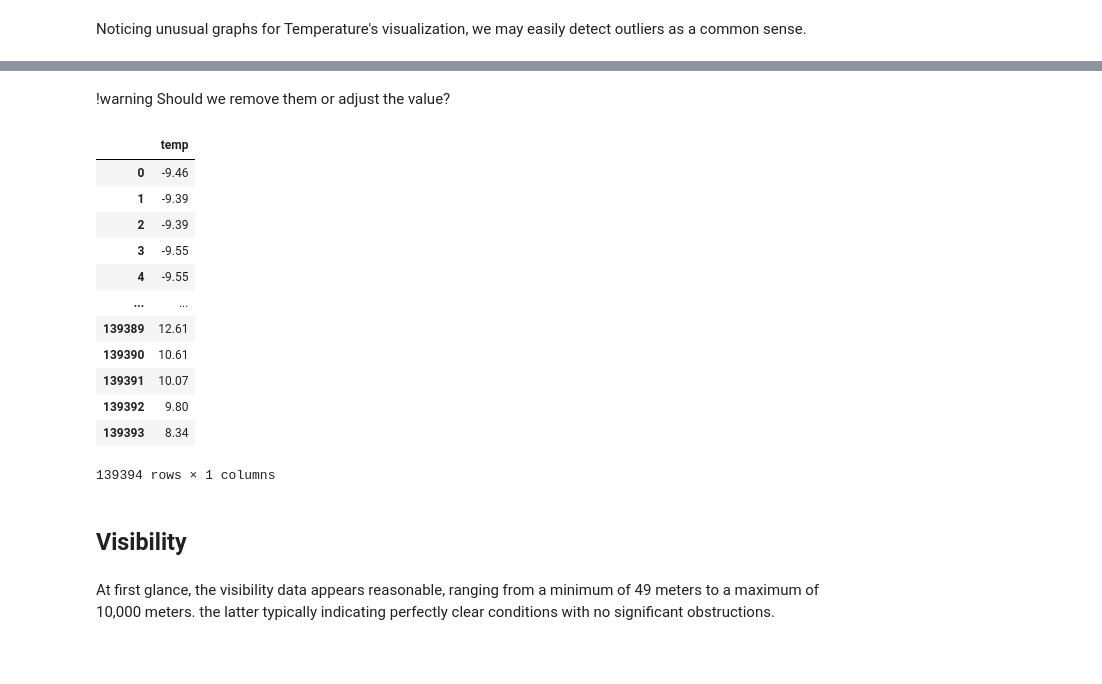
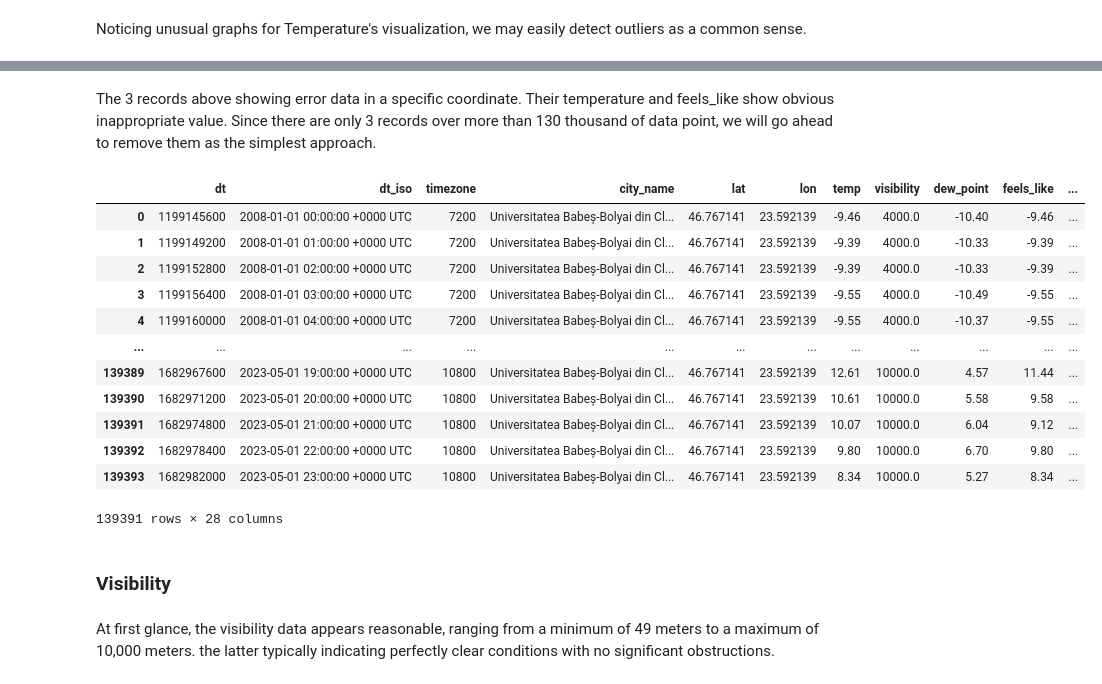
Before and after one commit to annvnt/tum-pads-weatherforcasting, a Jupyter notebook: main.ipynb, the cells around one changed output, grey strips where cells are left out. Drawn from its saved outputs; the diff is of its cells as text; code cells hidden in the pictures; blank space fills up the shorter version.

```diff
--- a/main.ipynb
+++ b/main.ipynb
@@ -134,4 +439,4 @@ df['temp'].min(), df['temp'].max()
 # %%
 # physically unrealistic cutoff
-outliers = df[df['temp'] < -100]
+outliers = df[(df['temp'] < -100) | (df['feels_like'] < -100)]
 outliers
@@ -138,23 +449,24 @@ outliers
-# %% [markdown]
-!warning Should we remove them or adjust the value?
+# %% [markdown]
+The 3 records above showing error data in a specific coordinate. Their temperature and feels_like show obvious inappropriate value. Since there are only 3 records over more than 130 thousand of data point, we will go ahead to remove them as the simplest approach.
 # %%
-cleaned_df[['temp']] # what should we do?
+cleaned_df = df.drop(outliers.index).copy()
+cleaned_df
 # %% [output]
-|  | temp |
-| 0 | -9.46 |
-| 1 | -9.39 |
-| 2 | -9.39 |
-| 3 | -9.55 |
-| 4 | -9.55 |
-| ... | ... |
-| 139389 | 12.61 |
-| 139390 | 10.61 |
-| 139391 | 10.07 |
-| 139392 | 9.80 |
-| 139393 | 8.34 |
+|  | dt | dt_iso | timezone | city_name | lat | lon | temp | visibility | dew_point | feels_like | ... |
+| 0 | 1199145600 | 2008-01-01 00:00:00 +0000 UTC | 7200 | Universitatea Babeș-Bolyai din Cl... | 46.767141 | 23.592139 | -9.46 | 4000.0 | -10.40 | -9.46 | ... |
+| 1 | 1199149200 | 2008-01-01 01:00:00 +0000 UTC | 7200 | Universitatea Babeș-Bolyai din Cl... | 46.767141 | 23.592139 | -9.39 | 4000.0 | -10.33 | -9.39 | ... |
+| 2 | 1199152800 | 2008-01-01 02:00:00 +0000 UTC | 7200 | Universitatea Babeș-Bolyai din Cl... | 46.767141 | 23.592139 | -9.39 | 4000.0 | -10.33 | -9.39 | ... |
+| 3 | 1199156400 | 2008-01-01 03:00:00 +0000 UTC | 7200 | Universitatea Babeș-Bolyai din Cl... | 46.767141 | 23.592139 | -9.55 | 4000.0 | -10.49 | -9.55 | ... |
+| 4 | 1199160000 | 2008-01-01 04:00:00 +0000 UTC | 7200 | Universitatea Babeș-Bolyai din Cl... | 46.767141 | 23.592139 | -9.55 | 4000.0 | -10.37 | -9.55 | ... |
+| ... | ... | ... | ... | ... | ... | ... | ... | ... | ... | ... | ... |
+| 139389 | 1682967600 | 2023-05-01 19:00:00 +0000 UTC | 10800 | Universitatea Babeș-Bolyai din Cl... | 46.767141 | 23.592139 | 12.61 | 10000.0 | 4.57 | 11.44 | ... |
+| 139390 | 1682971200 | 2023-05-01 20:00:00 +0000 UTC | 10800 | Universitatea Babeș-Bolyai din Cl... | 46.767141 | 23.592139 | 10.61 | 10000.0 | 5.58 | 9.58 | ... |
+| 139391 | 1682974800 | 2023-05-01 21:00:00 +0000 UTC | 10800 | Universitatea Babeș-Bolyai din Cl... | 46.767141 | 23.592139 | 10.07 | 10000.0 | 6.04 | 9.12 | ... |
+| 139392 | 1682978400 | 2023-05-01 22:00:00 +0000 UTC | 10800 | Universitatea Babeș-Bolyai din Cl... | 46.767141 | 23.592139 | 9.80 | 10000.0 | 6.70 | 9.80 | ... |
+| 139393 | 1682982000 | 2023-05-01 23:00:00 +0000 UTC | 10800 | Universitatea Babeș-Bolyai din Cl... | 46.767141 | 23.592139 | 8.34 | 10000.0 | 5.27 | 8.34 | ... |
-139394 rows × 1 columns
+139391 rows × 28 columns
 # %% [markdown]
-## Visibility
+### Visibility
 # %% [markdown]
 At first glance, the visibility data appears reasonable, ranging from a minimum of 49 meters to a maximum of 10,000 meters.  the latter typically indicating perfectly clear conditions with no significant obstructions.
 # %%
```
Also changed, not shown: parts of 92 cells of this notebook.
